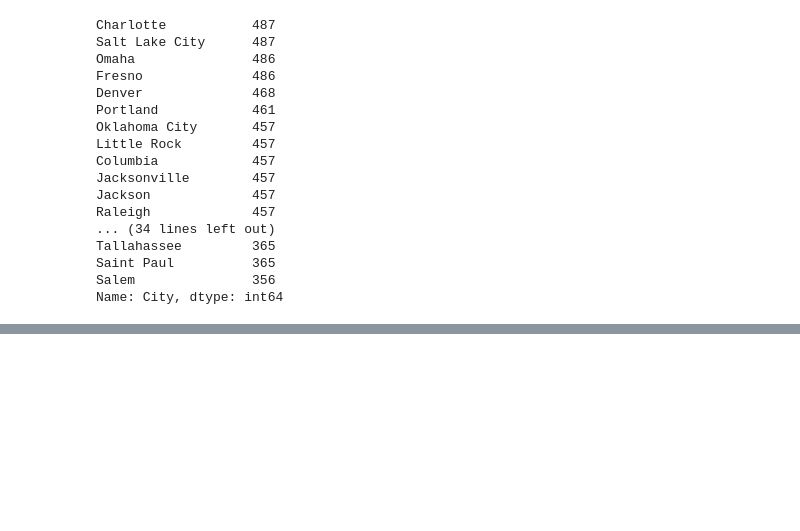
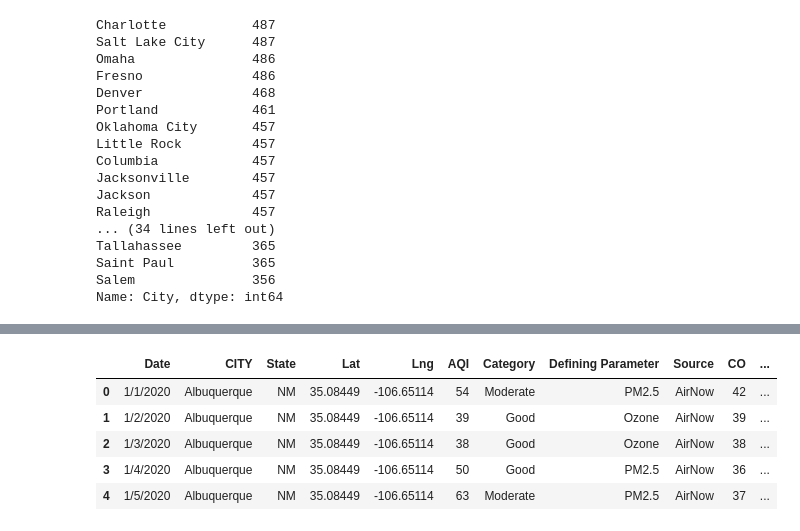
Before and after one commit to BenSnyder90/US-Air-Quality-During-COVID-19, a Jupyter notebook: merge_data.ipynb, the cells around one changed output, grey strips where cells are left out. Cells and saved outputs as stored; diff of their text form; code cells hidden in the pictures; blank space fills up the shorter version.

```diff
--- a/merge_data.ipynb
+++ b/merge_data.ipynb
@@ -258,0 +288,16 @@ Name: City, dtype: int64
+# %%
+missing2020_df.loc[missing2020_df["AQI"] <= 50, 'Category'] = "Good"
+missing2020_df.loc[(missing2020_df["AQI"] > 50) & (missing2020_df["AQI"] <= 100), 'Category'] = "Moderate"
+missing2020_df.loc[(missing2020_df["AQI"] > 100) & (missing2020_df["AQI"] <= 150), 'Category'] = "Unhealthy for Sensitive Groups"
+missing2020_df.loc[(missing2020_df["AQI"] > 150) & (missing2020_df["AQI"] <= 200), 'Category'] = "Unhealthy"
+missing2020_df.loc[(missing2020_df["AQI"] > 250) & (missing2020_df["AQI"] <= 300), 'Category'] = "Very Unhealthy"
+missing2020_df.loc[missing2020_df["AQI"] > 300, 'Category'] = "Hazardous"
+# %%
+missing2020_df.head()
+# %% [output]
+|  | Date | CITY | State | Lat | Lng | AQI | Category | Defining Parameter | Source | CO | ... |
+| 0 | 1/1/2020 | Albuquerque | NM | 35.08449 | -106.65114 | 54 | Moderate | PM2.5 | AirNow | 42 | ... |
+| 1 | 1/2/2020 | Albuquerque | NM | 35.08449 | -106.65114 | 39 | Good | Ozone | AirNow | 39 | ... |
+| 2 | 1/3/2020 | Albuquerque | NM | 35.08449 | -106.65114 | 38 | Good | Ozone | AirNow | 38 | ... |
+| 3 | 1/4/2020 | Albuquerque | NM | 35.08449 | -106.65114 | 50 | Good | PM2.5 | AirNow | 36 | ... |
+| 4 | 1/5/2020 | Albuquerque | NM | 35.08449 | -106.65114 | 63 | Moderate | PM2.5 | AirNow | 37 | ... |
```
Also changed, not shown: parts of 8 cells of this notebook, 1 other file.
